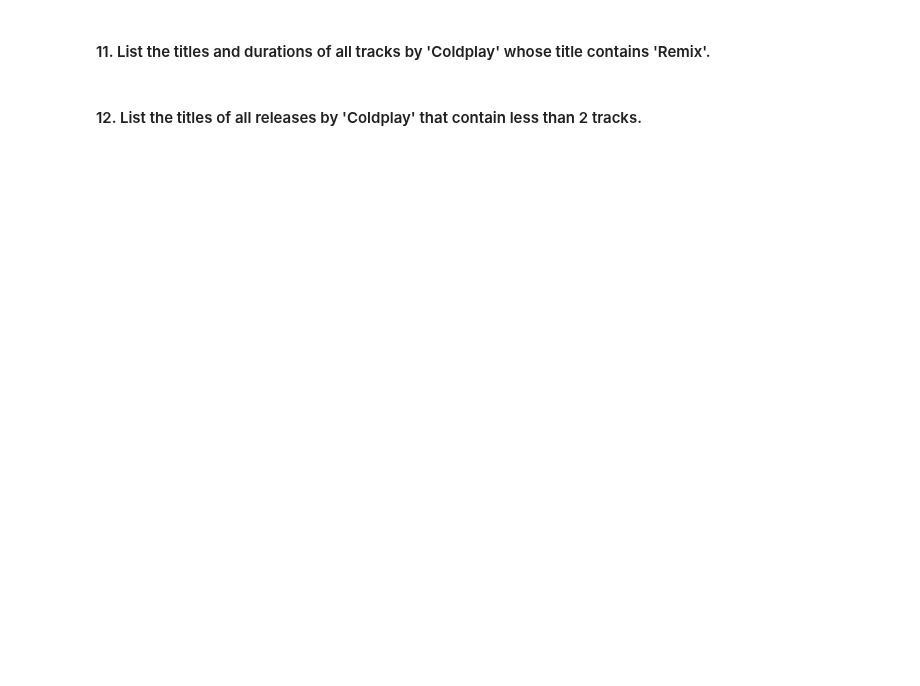
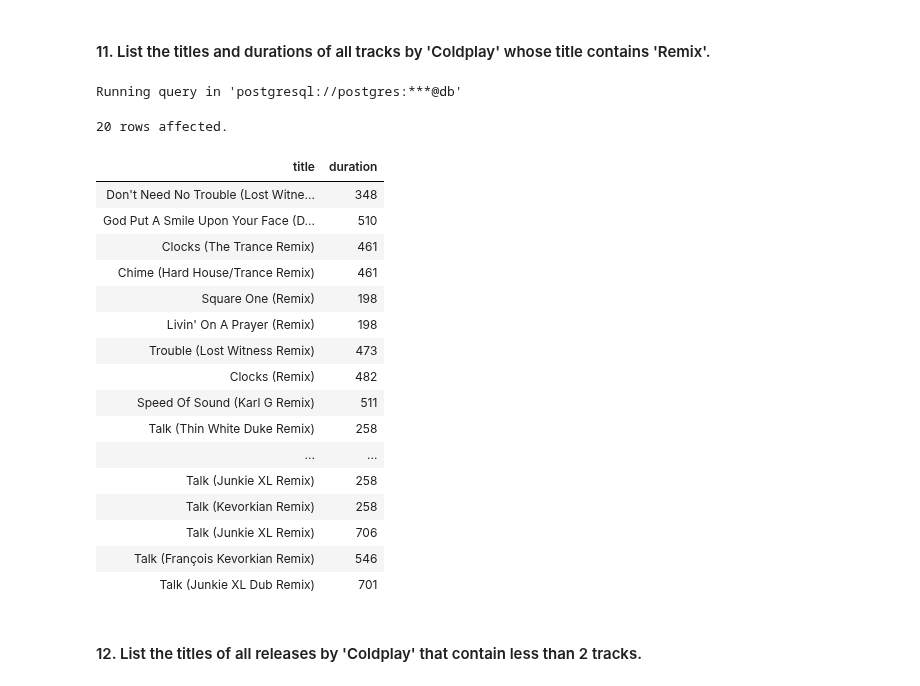
Before and after one commit to arnavsukhija/bigdata-exercises, a Jupyter notebook: Big_Data/exercise01/Exercise01_SQL_Brush_Up.ipynb, the cells around one changed output. Cells and saved outputs as stored; diff of their text form; code cells hidden in the pictures; blank space fills up the shorter version.

```diff
--- a/Big_Data/exercise01/Exercise01_SQL_Brush_Up.ipynb
+++ b/Big_Data/exercise01/Exercise01_SQL_Brush_Up.ipynb
@@ -138,4 +383,31 @@ The following is a visual representation of the database schema for quick refere
 # %% [markdown]
 #### 11. List the titles and durations of all tracks by 'Coldplay' whose title contains 'Remix'.
+# %%
+%%sql
+SELECT title, duration
+FROM tracks t
+JOIN released_by rb USING(release_id)
+JOIN artists a USING(artist_id)
+WHERE a.name = 'Coldplay' AND t.title ILIKE '%Remix%';
+# %% [output]
+Running query in 'postgresql://postgres:***@db'
+20 rows affected.
+| title | duration |
+| Don't Need No Trouble (Lost Witne... | 348 |
+| God Put A Smile Upon Your Face (D... | 510 |
+| Clocks (The Trance Remix) | 461 |
+| Chime (Hard House/Trance Remix) | 461 |
+| Square One (Remix) | 198 |
+| Livin' On A Prayer (Remix) | 198 |
+| Trouble (Lost Witness Remix) | 473 |
+| Clocks (Remix) | 482 |
+| Speed Of Sound (Karl G Remix) | 511 |
+| Talk (Thin White Duke Remix) | 258 |
+| ... | ... |
+| Talk (Junkie XL Remix) | 258 |
+| Talk (Kevorkian Remix) | 258 |
+| Talk (Junkie XL Remix) | 706 |
+| Talk (François Kevorkian Remix) | 546 |
+| Talk (Junkie XL Dub Remix) | 701 |
 # %% [markdown]
 #### 12. List the titles of all releases by 'Coldplay' that contain less than 2 tracks.
```
Also changed, not shown: parts of 32 cells of this notebook, 1 other file.
